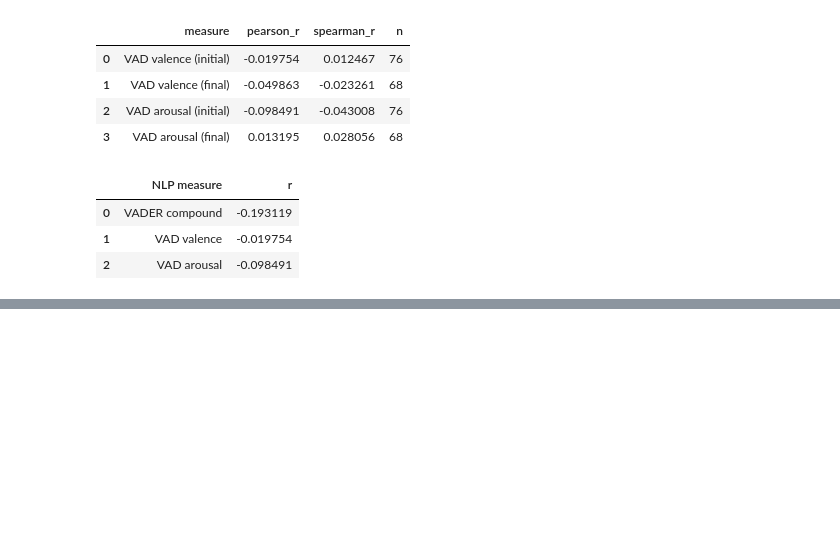
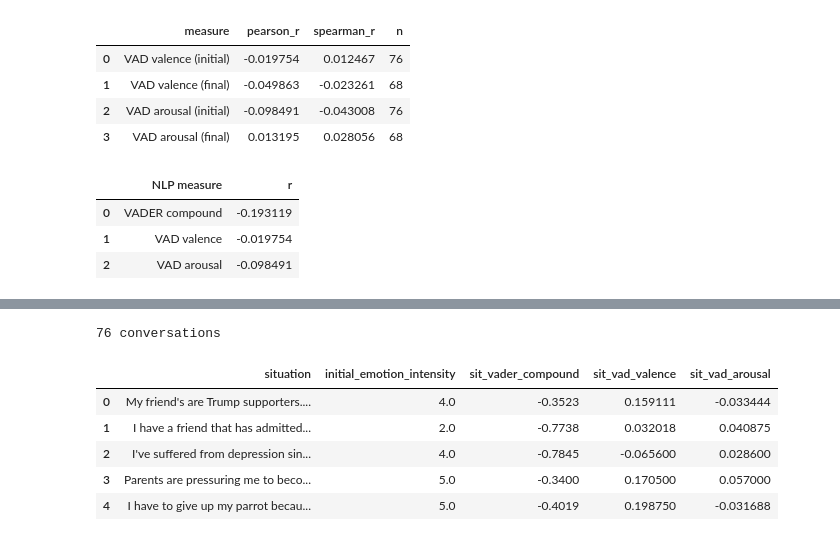
Before and after one commit to cbt-llm/cbt-llm, a Jupyter notebook: vader_validation/esconv_processing.ipynb, the cells around one changed output, grey strips where cells are left out. Cells and saved outputs as stored; diff of their text form; code cells hidden in the pictures; blank space fills up the shorter version.

```diff
--- a/vader_validation/esconv_processing.ipynb
+++ b/vader_validation/esconv_processing.ipynb
@@ -567,0 +576,27 @@ table2
+# %%
+situation_rows = []
+for esconv_id, convo in esconv_rows.items():
+    sit = convo.get("situation", "") or ""
+    seeker_survey = convo.get("survey_score", {}).get("seeker", {})
+    vad_scores = score_vad(sit)
+    situation_rows.append({
+        "esconv_id": esconv_id,
+        "situation": sit,
+        "initial_emotion_intensity": float(seeker_survey.get("initial_emotion_intensity", "nan")),
+        "final_emotion_intensity": float(seeker_survey.get("final_emotion_intensity", "nan")),
+        "sit_vader_compound": analyzer.polarity_scores(sit)["compound"],
+        "sit_vad_valence": vad_scores["valence"],
+        "sit_vad_arousal": vad_scores["arousal"],
+    })
+
+sit_df = pd.DataFrame(situation_rows)
+print(f"{len(sit_df)} conversations")
+sit_df[["situation", "initial_emotion_intensity", "sit_vader_compound", "sit_vad_valence", "sit_vad_arousal"]].head()
+# %% [output]
+76 conversations
+|  | situation | initial_emotion_intensity | sit_vader_compound | sit_vad_valence | sit_vad_arousal |
+| 0 | My friend's are Trump supporters.... | 4.0 | -0.3523 | 0.159111 | -0.033444 |
+| 1 | I have a friend that has admitted... | 2.0 | -0.7738 | 0.032018 | 0.040875 |
+| 2 | I've suffered from depression sin... | 4.0 | -0.7845 | -0.065600 | 0.028600 |
+| 3 | Parents are pressuring me to beco... | 5.0 | -0.3400 | 0.170500 | 0.057000 |
+| 4 | I have to give up my parrot becau... | 5.0 | -0.4019 | 0.198750 | -0.031688 |
```
Also changed, not shown: parts of 8 cells of this notebook.
